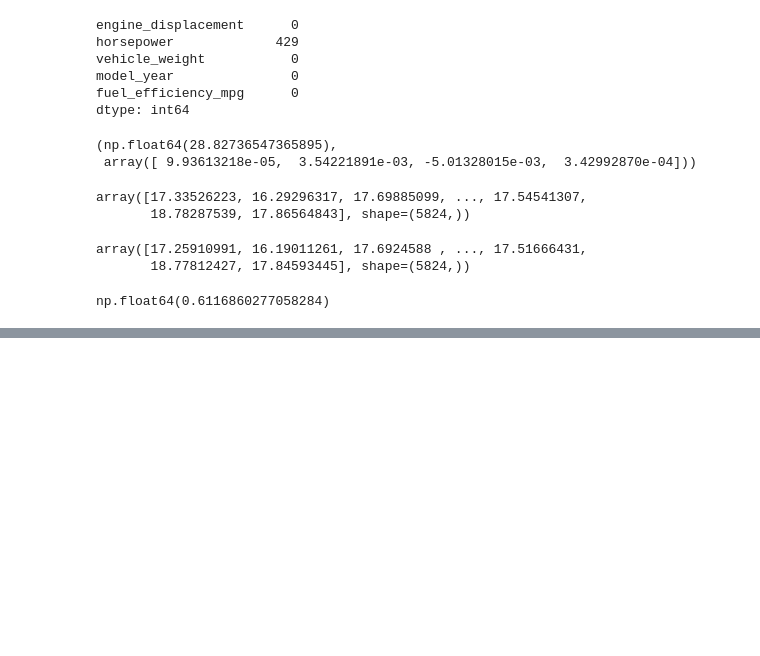
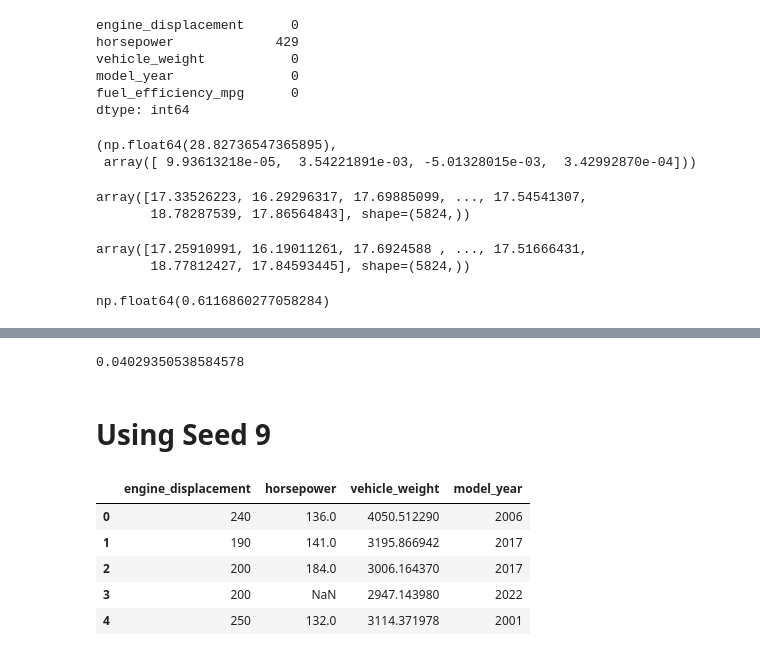
Before and after one commit to Agnes4Him/machine-learning-zoomcamp, a Jupyter notebook: week2/week2.ipynb, the cells around one changed output, grey strips where cells are left out. Saved outputs shown, nothing was run; the diff lists cells and outputs as text; code cells hidden in the pictures; blank space fills up the shorter version.

```diff
--- a/week2/week2.ipynb
+++ b/week2/week2.ipynb
@@ -222,0 +258,3 @@ score_with_mean
+# %%
+df_reset = df_filtered.reset_index(drop=True)
+df_reset.head()
@@ -222,0 +268,2 @@ score_with_mean
+# %%
+n = len(df_reset)
@@ -222,0 +306,39 @@ score_with_mean
+# %%
+print(scores_std)
+# %% [output]
+0.04029350538584578
+# %% [markdown]
+# Using Seed 9
+# %%
+np.random.seed(9)
+idx = np.arange(n)
+np.random.shuffle(idx)
+df = df_reset.iloc[idx]
+
+n_val = int(0.2 * n)
+n_test = int(0.2 * n)
+n_train = n - (n_val + n_test)
+
+df_train = df.iloc[:n_train].copy()
+df_val = df.iloc[n_train:n_train + n_val].copy()
+df_test = df.iloc[n_train + n_val:].copy()
+
+y_train = df_train.fuel_efficiency_mpg.values
+y_val = df_val.fuel_efficiency_mpg.values
+y_test = df_test.fuel_efficiency_mpg.values
+
+del df_train["fuel_efficiency_mpg"]
+del df_val["fuel_efficiency_mpg"]
+del df_test["fuel_efficiency_mpg"]
+
+df_train_full = pd.concat([df_train, df_val], ignore_index=True)
+y_train_full = np.concatenate((y_train, y_val))
+
+df_train_full.head()
+# %% [output]
+|  | engine_displacement | horsepower | vehicle_weight | model_year |
+| 0 | 240 | 136.0 | 4050.512290 | 2006 |
+| 1 | 190 | 141.0 | 3195.866942 | 2017 |
+| 2 | 200 | 184.0 | 3006.164370 | 2017 |
+| 3 | 200 | NaN | 2947.143980 | 2022 |
+| 4 | 250 | 132.0 | 3114.371978 | 2001 |
```
Also changed, not shown: parts of 11 cells of this notebook.
